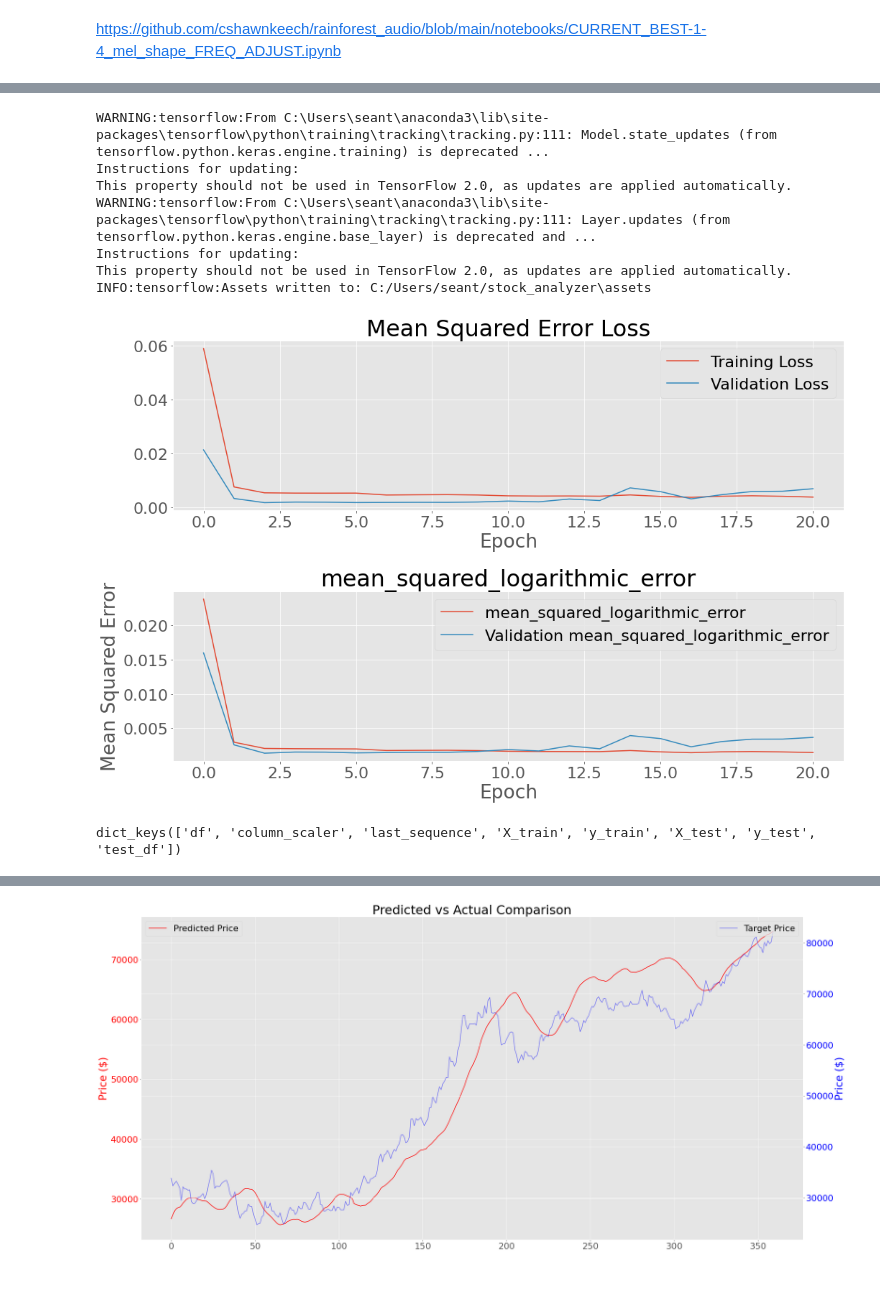
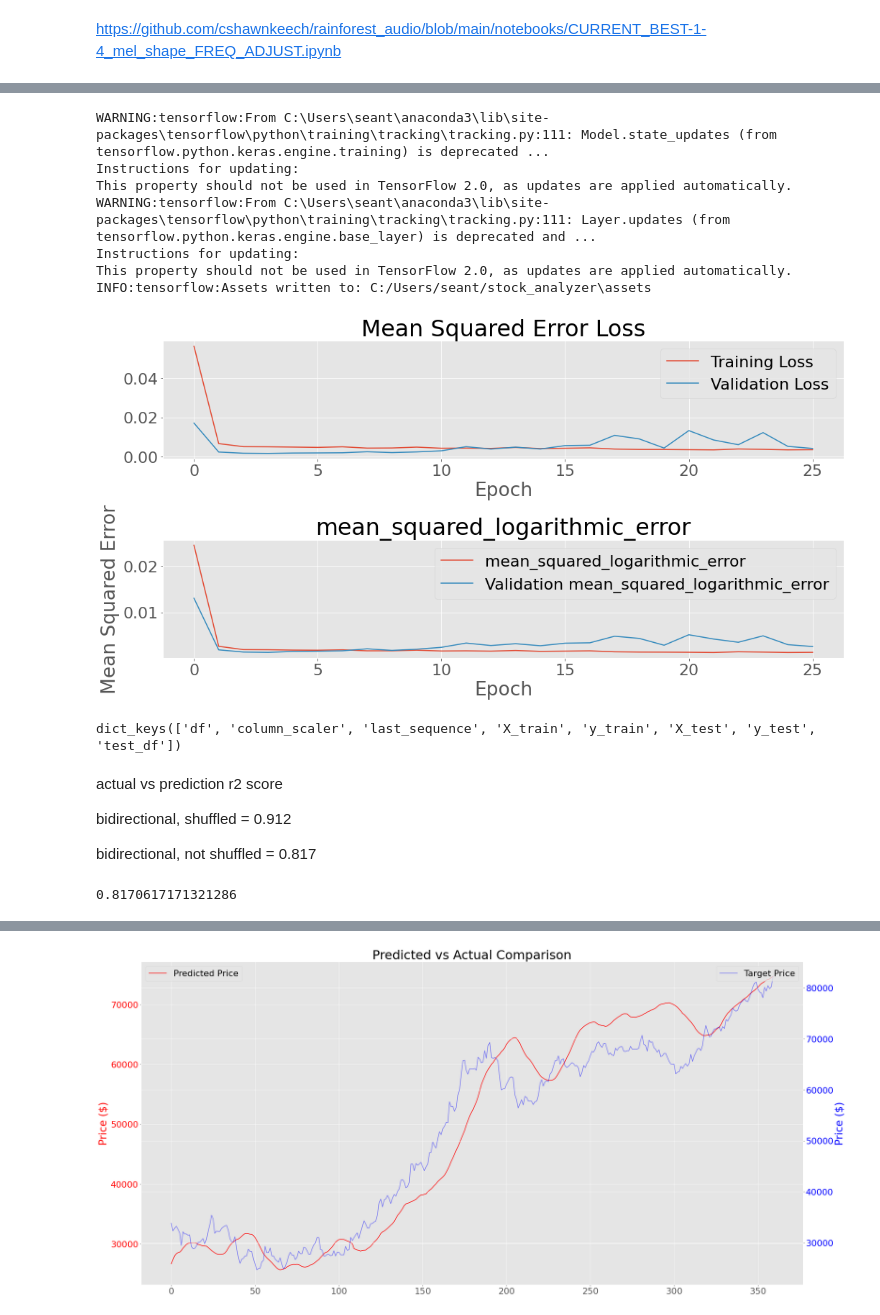
Before and after one commit to seantanken/GalvanizeRepo, a Jupyter notebook: stock_analyzer/neural_network_analysis.ipynb, the cells around one changed output, grey strips where cells are left out. Saved outputs shown, nothing was run; the diff lists cells and outputs as text; code cells hidden in the pictures; blank space fills up the shorter version.

Commit message:
began comparing different model results

```diff
--- a/stock_analyzer/neural_network_analysis.ipynb
+++ b/stock_analyzer/neural_network_analysis.ipynb
@@ -154,7 +156,7 @@ week_start_lst = ['2021-06-21']
 min_max_df = convert_week_to_min_max(week_start_lst)
 df, result = scale_df(min_max_df)
 result, sequence_data = get_predict_and_past_steps(df, result, past_steps=120, predict_steps=10)
-result = Xy_split_new(df, result, sequence_data, shuffle=True, test_size=1)
+result = Xy_split_new(df, result, sequence_data, shuffle=False)
 data = test_train_split(result)
 # %%
 holdout_lst = ['2021-06-28']
@@ -407,16 +409,6 @@ result['X_train'].shape
 # %%
 metric='mean_squared_logarithmic_error'
 model = create_model(data['X_train'].shape[1], data['X_train'].shape[2], metrics=metric, bidirectional=True)
-# %%
-model = Sequential()
-model.add(LSTM(units=30, return_sequences=True, input_shape=(max_X_train.shape[1], 1)))
-model.add(Dropout(rate=0.2))
-model.add(LSTM(units=30, return_sequences=True))
-model.add(Dropout(rate=0.2))
-model.add(LSTM(units=30, return_sequences=False))
-model.add(Dropout(rate=0.2))
-model.add(Dense(1, activation='linear'))
-model.compile(loss='mean_squared_error', optimizer='Adamax', metrics='mean_absolute_error')
 # %% [markdown]
 SGD: good for loss/error, bad for prediction, adam: opposite of SGD, Adamax: decent for both, Adagrad: same as adam, a bit worse, Adadelta: same as Adagrad, maybe a bit worse, rmsprop: great error, bad prediction, Nadam: same as before, rmsprop, bit worse error
 
@@ -470,10 +462,0 @@ Epoch 00021: early stopping
-# %%
-model.save('C:/Users/seant/stock_analyzer')
-# %% [output]
-WARNING:tensorflow:From C:\Users\seant\anaconda3\lib\site-packages\tensorflow\python\training\tracking\tracking.py:111: Model.state_updates (from tensorflow.python.keras.engine.training) is deprecated ...
-Instructions for updating:
-This property should not be used in TensorFlow 2.0, as updates are applied automatically.
-WARNING:tensorflow:From C:\Users\seant\anaconda3\lib\site-packages\tensorflow\python\training\tracking\tracking.py:111: Layer.updates (from tensorflow.python.keras.engine.base_layer) is deprecated and ...
-Instructions for updating:
-This property should not be used in TensorFlow 2.0, as updates are applied automatically.
-INFO:tensorflow:Assets written to: C:/Users/seant/stock_analyzer\assets
@@ -482,28 +463,50 @@ model = keras.models.load_model('C:/Users/seant/stock_analyzer')
+# %%
+#Only save if model performs better than last model
+model.save('C:/Users/seant/stock_analyzer')
+model = keras.models.load_model('C:/Users/seant/stock_analyzer')
+# %% [output]
+WARNING:tensorflow:From C:\Users\seant\anaconda3\lib\site-packages\tensorflow\python\training\tracking\tracking.py:111: Model.state_updates (from tensorflow.python.keras.engine.training) is deprecated ...
+Instructions for updating:
+This property should not be used in TensorFlow 2.0, as updates are applied automatically.
+WARNING:tensorflow:From C:\Users\seant\anaconda3\lib\site-packages\tensorflow\python\training\tracking\tracking.py:111: Layer.updates (from tensorflow.python.keras.engine.base_layer) is deprecated and ...
+Instructions for updating:
+This property should not be used in TensorFlow 2.0, as updates are applied automatically.
+INFO:tensorflow:Assets written to: C:/Users/seant/stock_analyzer\assets
 # %%
 metrics = history.history
 plt.rcParams.update({'font.size': 22})
-fig, axes = plt.subplots(2, figsize=(15, 10))
+fig, axes = plt.subplots(2, figsize=(15, 8))
 axes[0].set_title('Mean Squared Error Loss')
 axes[0].plot(history.epoch, metrics['loss'], metrics['val_loss'])
 axes[0].legend(['Training Loss', 'Validation Loss'])
 axes[0].set_xlabel('Epoch')
 
 axes[1].set_title(metric)
 axes[1].plot(history.epoch, metrics[metric], metrics['val_'+metric])
 axes[1].legend([metric, 'Validation '+metric])
 axes[1].set_xlabel('Epoch')
 axes[1].set_ylabel('Mean Squared Error')
 
 fig.tight_layout()
 plt.show()
 # %% [output]
-[figure, old version]
+[figure, new version]
 # %%
 prediction = model.predict(holdout['X_test'])
 # %%
 result.keys()
 # %% [output]
 dict_keys(['df', 'column_scaler', 'last_sequence', 'X_train', 'y_train', 'X_test', 'y_test', 'test_df'])
+# %% [markdown]
+actual vs prediction r2 score
+
+bidirectional, shuffled = 0.912
+
+bidirectional, not shuffled = 0.817
+# %%
+r2_score(holdout['y_test'], prediction)
+# %% [output]
+0.8170617171321286
 # %%
 predictions = np.squeeze(holdout["column_scaler"]["Close"].inverse_transform(prediction))
 targets = np.squeeze(holdout["column_scaler"]["Close"].inverse_transform(np.expand_dims(holdout['y_test'], axis=0)))
```
Also changed, not shown: parts of 10 cells of this notebook, 10 other files.
